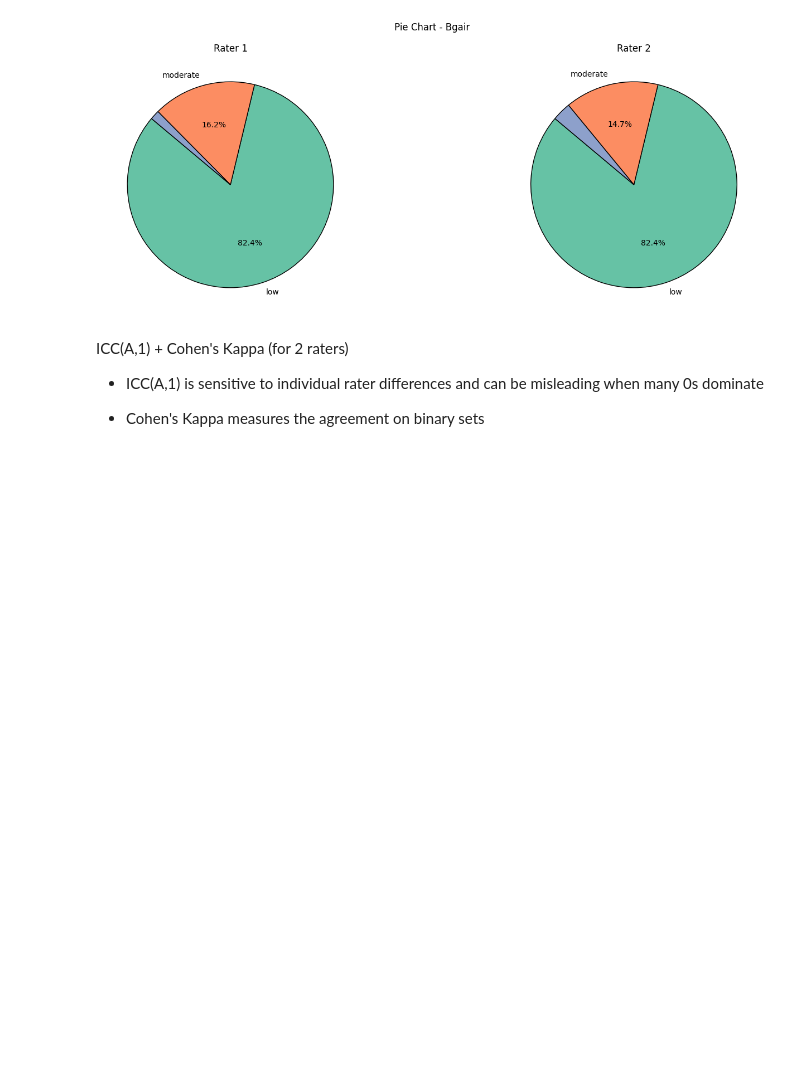
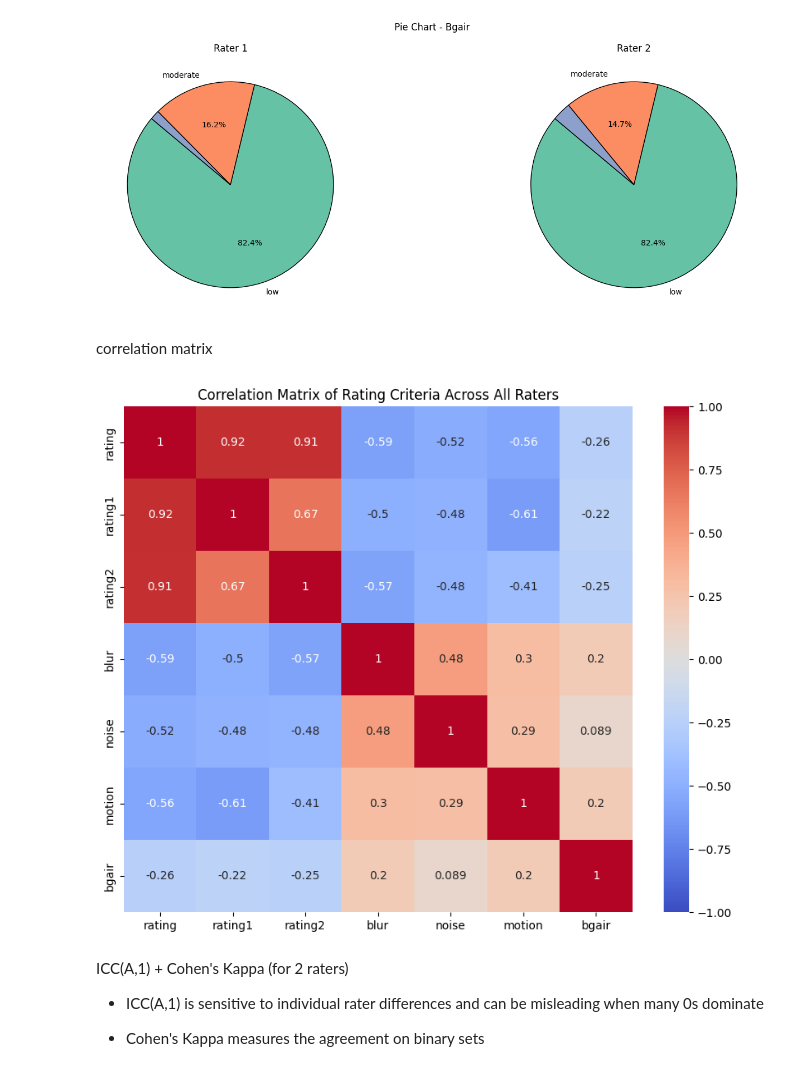
Before and after one commit to jaimebarran/fetal_brain_qc, a Jupyter notebook: notebooks/analyze_results.ipynb, the cells around one changed output. Drawn from its saved outputs; the diff is of its cells as text; code cells hidden in the pictures; blank space fills up the shorter version.

Commit message:
add: correlation matrix between the different rating criteria across all raters

```diff
--- a/notebooks/analyze_results.ipynb
+++ b/notebooks/analyze_results.ipynb
@@ -136,6 +136,42 @@ for metric_name, categories in metrics.items():
 [figure]
 [figure]
 [figure]
+# %% [markdown]
+correlation matrix
+# %%
+import seaborn as sns
+import pandas as pd
+import matplotlib.pyplot as plt
+
+# Read ratings.csv for all raters
+raters_files = [
+    '/mnt/sda1/Repos/a-eye/Output/mri_qc/fetal/eye_qc_83/2_ratings/2_remaining_68/jaime/ratings.csv',
+    '/mnt/sda1/Repos/a-eye/Output/mri_qc/fetal/eye_qc_83/2_ratings/2_remaining_68/bene/ratings.csv',
+    # Add paths for other rater files as needed
+]
+
+# Load data for all raters
+raters_data = [pd.read_csv(file) for file in raters_files]
+
+# Metrics names
+metrics_names = ['rating', 'rating1', 'rating2', 'blur', 'noise', 'motion', 'bgair']
+
+# Combine all raters' data into a single DataFrame
+combined_data = pd.concat(raters_data, ignore_index=True)
+
+# Select the rating criteria columns
+rating_criteria = ['rating', 'rating1', 'rating2', 'blur', 'noise', 'motion', 'bgair']
+
+# Compute the correlation matrix
+correlation_matrix = combined_data[rating_criteria].corr()
+
+# Plot the correlation matrix
+plt.figure(figsize=(10, 8))
+sns.heatmap(correlation_matrix, annot=True, cmap='coolwarm', vmin=-1, vmax=1)
+plt.title('Correlation Matrix of Rating Criteria Across All Raters')
+plt.show()
+# %% [output]
+[figure, added]
 # %% [markdown]
 ICC(A,1) + Cohen's Kappa (for 2 raters)
 
```
